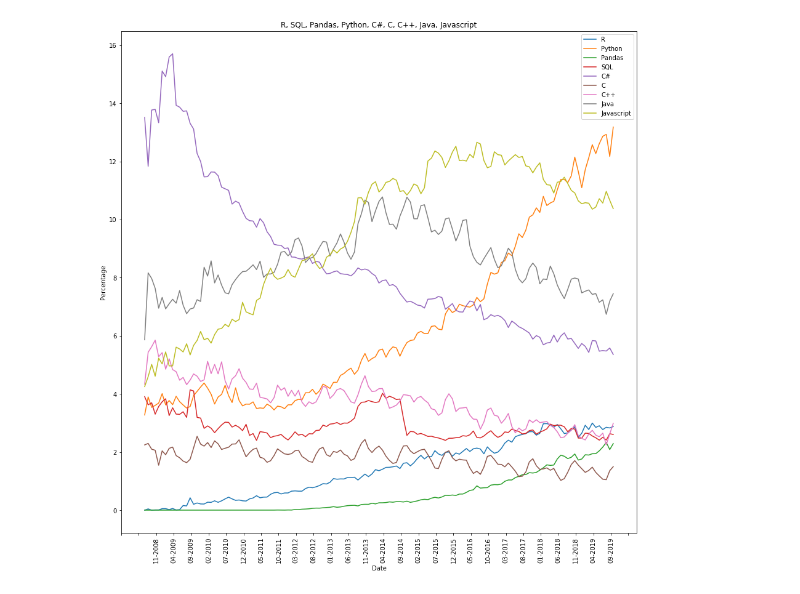
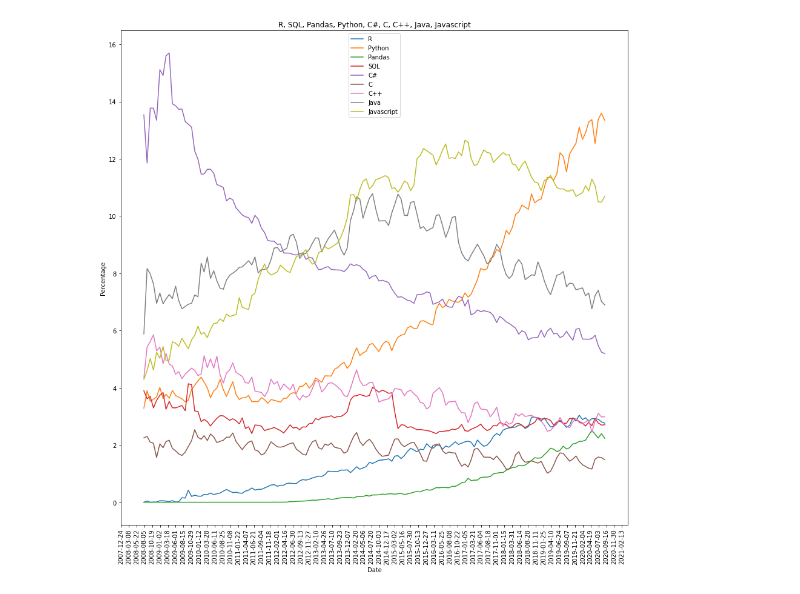
Before and after one commit to sarveshahuja1992/Rise-and-Fall-of-Programming-Languages, a Jupyter notebook: Rise_and_Fall_of_Programming_Languages.ipynb, the cells around one changed output. Saved outputs shown, nothing was run; the diff lists cells and outputs as text; code cells hidden in the pictures.

```diff
--- a/Rise_and_Fall_of_Programming_Languages.ipynb
+++ b/Rise_and_Fall_of_Programming_Languages.ipynb
@@ -51,8 +52,11 @@ badadf = pd.DataFrame(np.repeat(df1.values,2744,axis=0))
 badadf.columns = df1.columns
 # %%
 new_df['Month'] = badadf['Month']
+new_df = new_df[new_df['Month'].notna()]
 new_df['Year'] = badadf['Year']
 new_df['Date'] = new_df['Month'].map(str)+ '-' +new_df['Year'].map(str)
 new_df['Date'] = pd.to_datetime(new_df['Date'], format='%m-%Y').dt.strftime('%m-%Y')
 new_df.columns = ['tag','variable','percentage of questions yearly','Month','Year','Date']
 data = new_df
+data['Date']=pd.to_datetime(data['Date'], format='%m-%Y')
+data
@@ -110,25 +128,26 @@ questionsonjavascr
 # %%
 import matplotlib.pyplot as plt
+import matplotlib.dates as mdates
 fig, ax = plt.subplots(figsize=(15,15))
-plt.plot(questionsonr['Date'],questionsonr['percentage of questions yearly'] , label='R')
-plt.plot(questionsonpython['Date'],questionsonpython['percentage of questions yearly'] , label='Python')
-plt.plot(questionsonpandas['Date'],questionsonpandas['percentage of questions yearly'] , label='Pandas')
-plt.plot(questionsonsql['Date'],questionsonsql['percentage of questions yearly'] , label='SQL')
-plt.plot(questionsonCsharp['Date'],questionsonCsharp['percentage of questions yearly'] , label='C#')
-plt.plot(questionsonc['Date'],questionsonc['percentage of questions yearly'] , label='C')
-plt.plot(questionsoncpp['Date'],questionsoncpp['percentage of questions yearly'] , label='C++')
-plt.plot(questionsonjava['Date'],questionsonjava['percentage of questions yearly'] , label='Java')
-plt.plot(questionsonjavascr['Date'],questionsonjavascr['percentage of questions yearly'] , label='Javascript')
+plt.plot_date(questionsonr['Date'],questionsonr['percentage of questions yearly'] , label='R', xdate=True, ydate=False, linestyle='solid', marker='None')
+plt.plot_date(questionsonpython['Date'],questionsonpython['percentage of questions yearly'] , label='Python', xdate=True, ydate=False, linestyle='solid', marker='None')
+plt.plot_date(questionsonpandas['Date'],questionsonpandas['percentage of questions yearly'] , label='Pandas', xdate=True, ydate=False, linestyle='solid', marker='None')
+plt.plot_date(questionsonsql['Date'],questionsonsql['percentage of questions yearly'] , label='SQL', xdate=True, ydate=False, linestyle='solid', marker='None')
+plt.plot_date(questionsonCsharp['Date'],questionsonCsharp['percentage of questions yearly'] , label='C#', xdate=True, ydate=False, linestyle='solid', marker='None')
+plt.plot_date(questionsonc['Date'],questionsonc['percentage of questions yearly'] , label='C', xdate=True, ydate=False, linestyle='solid', marker='None')
+plt.plot_date(questionsoncpp['Date'],questionsoncpp['percentage of questions yearly'] , label='C++', xdate=True, ydate=False, linestyle='solid', marker='None')
+plt.plot_date(questionsonjava['Date'],questionsonjava['percentage of questions yearly'] , label='Java', xdate=True, ydate=False, linestyle='solid', marker='None')
+plt.plot_date(questionsonjavascr['Date'],questionsonjavascr['percentage of questions yearly'] , label='Javascript', xdate=True, ydate=False, linestyle='solid', marker='None')
 plt.xlabel('Date')
 plt.xticks(rotation=90)
 start, end = ax.get_xlim()
-ax.xaxis.set_ticks(np.arange(start, end, 5))
+ax.xaxis.set_ticks(np.arange(start, end, 75))
 plt.ylabel('Percentage')
 plt.title("R, SQL, Pandas, Python, C#, C, C++, Java, Javascript")
 plt.legend()
 plt.show()
 # %% [output]
-[figure, old version]
+[figure, new version]
 # %%
 df = data.sort_values('Year', ascending=False)
 # %%
```
Also changed, not shown: parts of 8 cells of this notebook.
